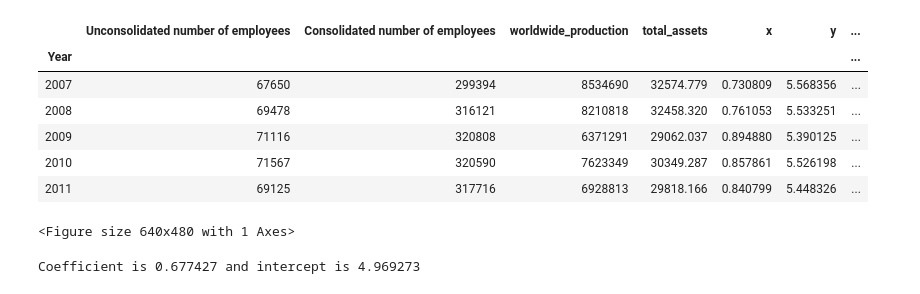
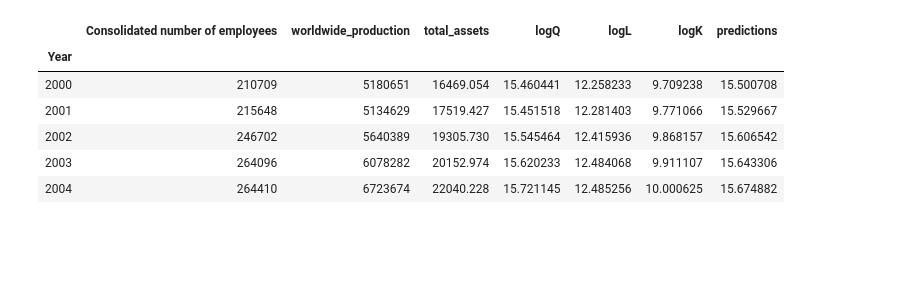
Before and after one commit to karl-johan-grahn/toyota-analysis, a Jupyter notebook: production_function.ipynb, the cells around one changed output. Cells and saved outputs as stored; diff of their text form; code cells hidden in the pictures; blank space fills up the shorter version.

Commit message:
Prod function

```diff
--- a/production_function.ipynb
+++ b/production_function.ipynb
@@ -15,8 +17,7 @@ employees.head()
 # %%
-# From the production data we only need the header and the worldwide production numbers
-rows_to_keep = [0,32]
-production = pd.read_csv('data/toyota_production_by_country.csv', skiprows = lambda x: x not in rows_to_keep, index_col = 0)
-employees.index = production.transpose().index
-temp = employees.assign(worldwide_production = production.transpose())
-temp.head()
+# From the production data we only need the year and the worldwide production numbers
+prod = pd.read_csv('data/toyota_production_by_country.csv', usecols = [0, 32], index_col = 0)
+empl_prod = empl.assign(worldwide_production = prod)
+
+empl_prod.head()
 # %% [output]
@@ -29,7 +31,7 @@ temp.head()
 # %%
 # Read total assets
-total_assets = pd.read_csv('data/toyota_total_assets.csv', index_col = 0)
-temp.index = total_assets.index
-temp2 = temp.assign(total_assets = total_assets)
-temp2.head()
+assets = pd.read_csv('data/toyota_total_assets.csv', index_col = 0)
+empl_prod_assets = empl_prod.assign(total_assets = assets)
+
+empl_prod_assets.head()
 # %% [output]
@@ -67,0 +45,10 @@ fit = linreg.fit(X, temp2['y'])
+# %%
+# The production function will be estimated using the Cobb-Douglas production function
+# The Cobb-Douglas production function is not linear, so it needs to be converted to linear form before fitting
+# We convert it to linear form by taking the natural logarithm of it
+
+empl_prod_assets['logQ'] = np.log(empl_prod_assets['worldwide_production'])
+empl_prod_assets['logL'] = np.log(empl_prod_assets['Consolidated number of employees'])
+empl_prod_assets['logK'] = np.log(empl_prod_assets['total_assets'])
+
+empl_prod_assets.head()
@@ -67,0 +63,7 @@ fit = linreg.fit(X, temp2['y'])
+# %%
+import statsmodels.formula.api as smf
+
+# Ordinary least squares for simple linear regression
+model = smf.ols(formula = 'logQ ~ logL + logK', data = empl_prod_assets).fit()
+
+model.summary()
@@ -68,31 +93,13 @@ fit = linreg.fit(X, temp2['y'])
 # %%
-# Get the predictions for X and record these predictions to the data frame
-pred = linreg.predict(X)
-temp2['predictions'] = pred
+# Get the predictions and record these predictions to the data frame
+empl_prod_assets['predictions'] = model.predict()
 
-temp2.head()
+empl_prod_assets.head()
 # %% [output]
-|  | Unconsolidated number of employees | Consolidated number of employees | worldwide_production | total_assets | x | y | ... |
-| Year |  |  |  |  |  |  | ... |
-| 2007 | 67650 | 299394 | 8534690 | 32574.779 | 0.730809 | 5.568356 | ... |
-| 2008 | 69478 | 316121 | 8210818 | 32458.320 | 0.761053 | 5.533251 | ... |
-| 2009 | 71116 | 320808 | 6371291 | 29062.037 | 0.894880 | 5.390125 | ... |
-| 2010 | 71567 | 320590 | 7623349 | 30349.287 | 0.857861 | 5.526198 | ... |
-| 2011 | 69125 | 317716 | 6928813 | 29818.166 | 0.840799 | 5.448326 | ... |
+|  | Consolidated number of employees | worldwide_production | total_assets | logQ | logL | logK | predictions |
+| Year |  |  |  |  |  |  |  |
+| 2000 | 210709 | 5180651 | 16469.054 | 15.460441 | 12.258233 | 9.709238 | 15.500708 |
+| 2001 | 215648 | 5134629 | 17519.427 | 15.451518 | 12.281403 | 9.771066 | 15.529667 |
+| 2002 | 246702 | 5640389 | 19305.730 | 15.545464 | 12.415936 | 9.868157 | 15.606542 |
+| 2003 | 264096 | 6078282 | 20152.974 | 15.620233 | 12.484068 | 9.911107 | 15.643306 |
+| 2004 | 264410 | 6723674 | 22040.228 | 15.721145 | 12.485256 | 10.000625 | 15.674882 |
-# %%
-# Plot data and model
-import matplotlib.pyplot as plt
-
-plt.scatter(temp2['x'], temp2['y'])
-plt.plot(temp2['x'], temp2['predictions'], color='red')
-
-plt.show()
-# %% [output]
-<Figure size 640x480 with 1 Axes>
-# %%
-coefficient = linreg.coef_.astype(float)[0]
-intercept = linreg.intercept_
-
-print("Coefficient is {:f} and intercept is {:f}".format(coefficient,intercept))
-# %% [output]
-Coefficient is 0.677427 and intercept is 4.969273
```
Also changed, not shown: parts of 11 cells of this notebook, 4 other files.
